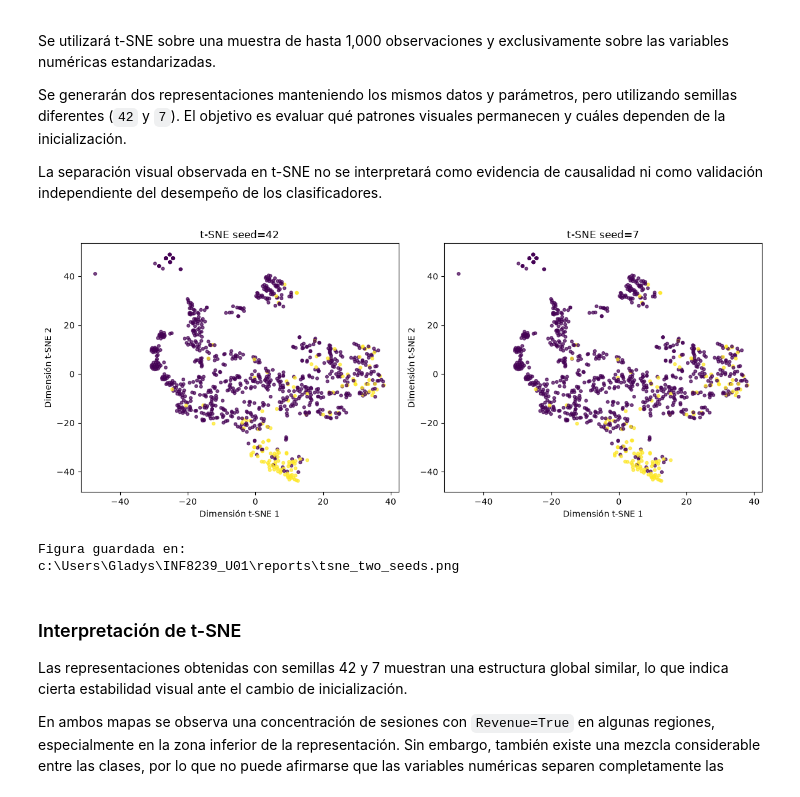
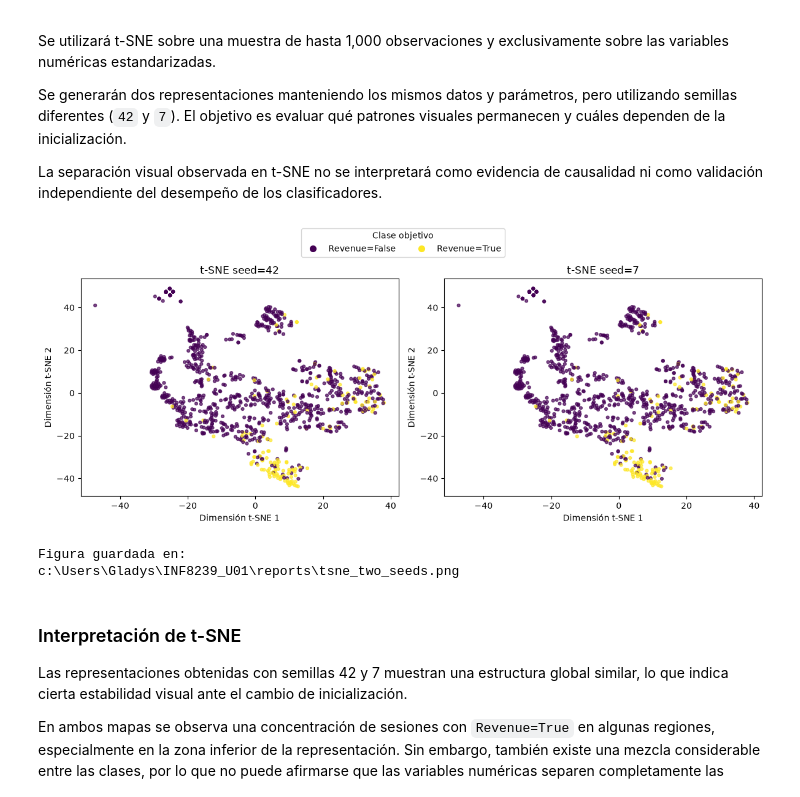
Before and after one commit to GladysAntomarchi/INF8239_U01, a Jupyter notebook: notebooks/04_green_ai_experiments.ipynb, the cells around one changed output. Drawn from its saved outputs; the diff is of its cells as text; code cells hidden in the pictures.

```diff
--- a/notebooks/04_green_ai_experiments.ipynb
+++ b/notebooks/04_green_ai_experiments.ipynb
@@ -707,8 +707,12 @@ La separación visual observada en t-SNE no se interpretará como evidencia de c
 from sklearn.manifold import TSNE
 
 import matplotlib.pyplot as plt
+from matplotlib.lines import Line2D
 
 
+# ---------------------------------------------------------
+# 1. Preparar muestra numérica
+# ---------------------------------------------------------
 X_num = X[numeric_features].copy()
 
 sample = X_num.sample(
@@ -720,6 +724,20 @@ y_sample = y.loc[sample.index]
 
 scaled_sample = StandardScaler().fit_transform(sample)
 
+
+# ---------------------------------------------------------
+# 2. Codificar Revenue para mantener colores consistentes
+# ---------------------------------------------------------
+# False = 0
+# True = 1
+class_codes = y_sample.astype(int).to_numpy()
+
+cmap = plt.get_cmap("viridis")
+
+
+# ---------------------------------------------------------
+# 3. Crear dos visualizaciones t-SNE
+# ---------------------------------------------------------
 fig, axes = plt.subplots(
     1,
     2,
@@ -727,6 +745,7 @@ fig, axes = plt.subplots(
 )
 
 for ax, seed in zip(axes, [42, 7]):
+
     embedding = TSNE(
         n_components=2,
         perplexity=30,
@@ -734,37 +753,81 @@ for ax, seed in zip(axes, [42, 7]):
         init="pca",
         learning_rate="auto",
     ).fit_transform(scaled_sample)
 
     ax.scatter(
         embedding[:, 0],
         embedding[:, 1],
-        c=pd.Categorical(y_sample).codes,
+        c=class_codes,
         s=12,
-        cmap="viridis",
+        cmap=cmap,
+        vmin=0,
+        vmax=1,
         alpha=0.7,
     )
 
     ax.set_title(f"t-SNE seed={seed}")
     ax.set_xlabel("Dimensión t-SNE 1")
     ax.set_ylabel("Dimensión t-SNE 2")
 
+
+# ---------------------------------------------------------
+# 4. Crear leyenda común
+# ---------------------------------------------------------
+legend_handles = [
+    Line2D(
+        [0],
+        [0],
+        marker="o",
+        linestyle="",
+        markerfacecolor=cmap(0.0),
+        markeredgecolor="none",
+        markersize=8,
+        label="Revenue=False",
+    ),
+    Line2D(
+        [0],
+        [0],
+        marker="o",
+        linestyle="",
+        markerfacecolor=cmap(1.0),
+        markeredgecolor="none",
+        markersize=8,
+        label="Revenue=True",
+    ),
+]
+
+fig.legend(
+    handles=legend_handles,
+    loc="upper center",
+    ncol=2,
+    title="Clase objetivo",
+)
+
+
+# ---------------------------------------------------------
+# 5. Guardar figura
+# ---------------------------------------------------------
 reports_dir = project_root / "reports"
 reports_dir.mkdir(exist_ok=True)
 
 tsne_path = reports_dir / "tsne_two_seeds.png"
 
-plt.tight_layout()
+plt.tight_layout(
+    rect=[0, 0, 1, 0.90]
+)
+
 plt.savefig(
     tsne_path,
     dpi=160,
     bbox_inches="tight",
 )
+
 plt.show()
 
 print("Figura guardada en:")
 print(tsne_path)
 # %% [output]
-[figure, old version]
+[figure, new version]
 Figura guardada en:
 c:\Users\Gladys\INF8239_U01\reports\tsne_two_seeds.png
 # %% [markdown]
```
Also changed, not shown: parts of 1 cell of this notebook, 2 other files.
